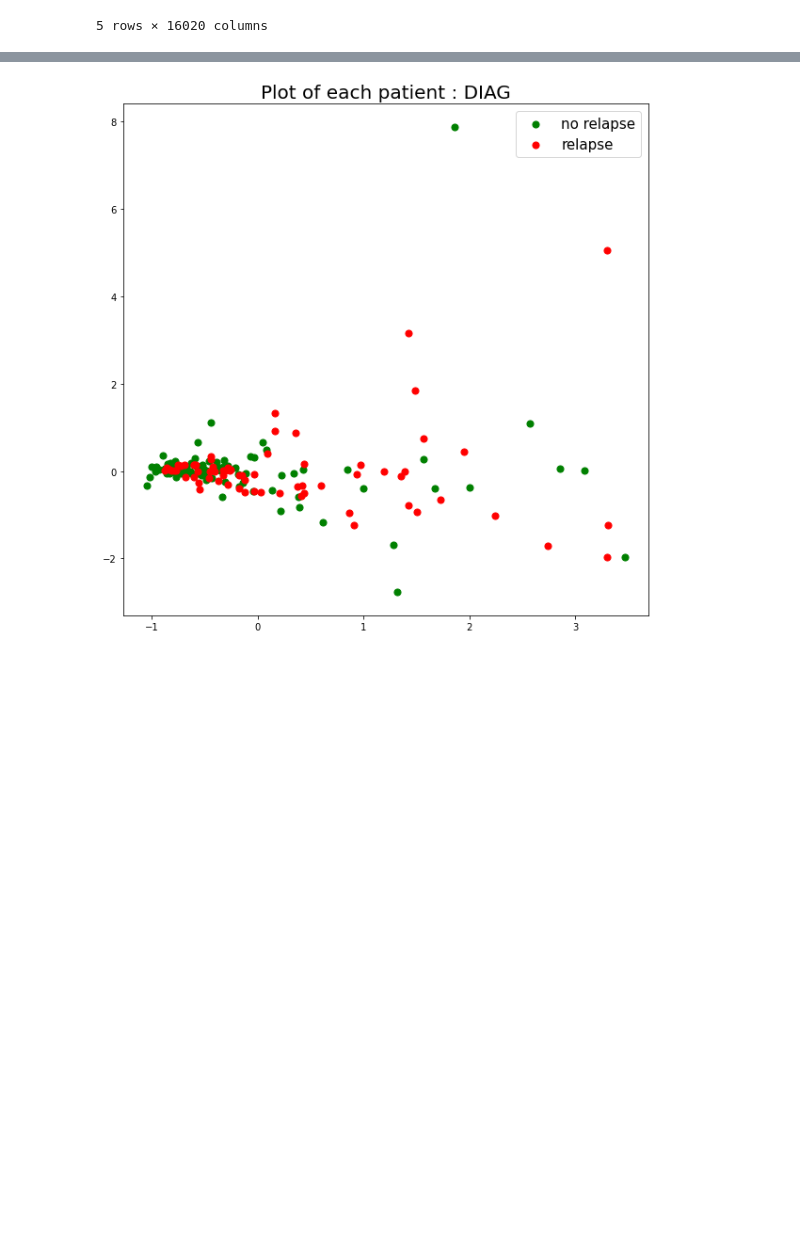
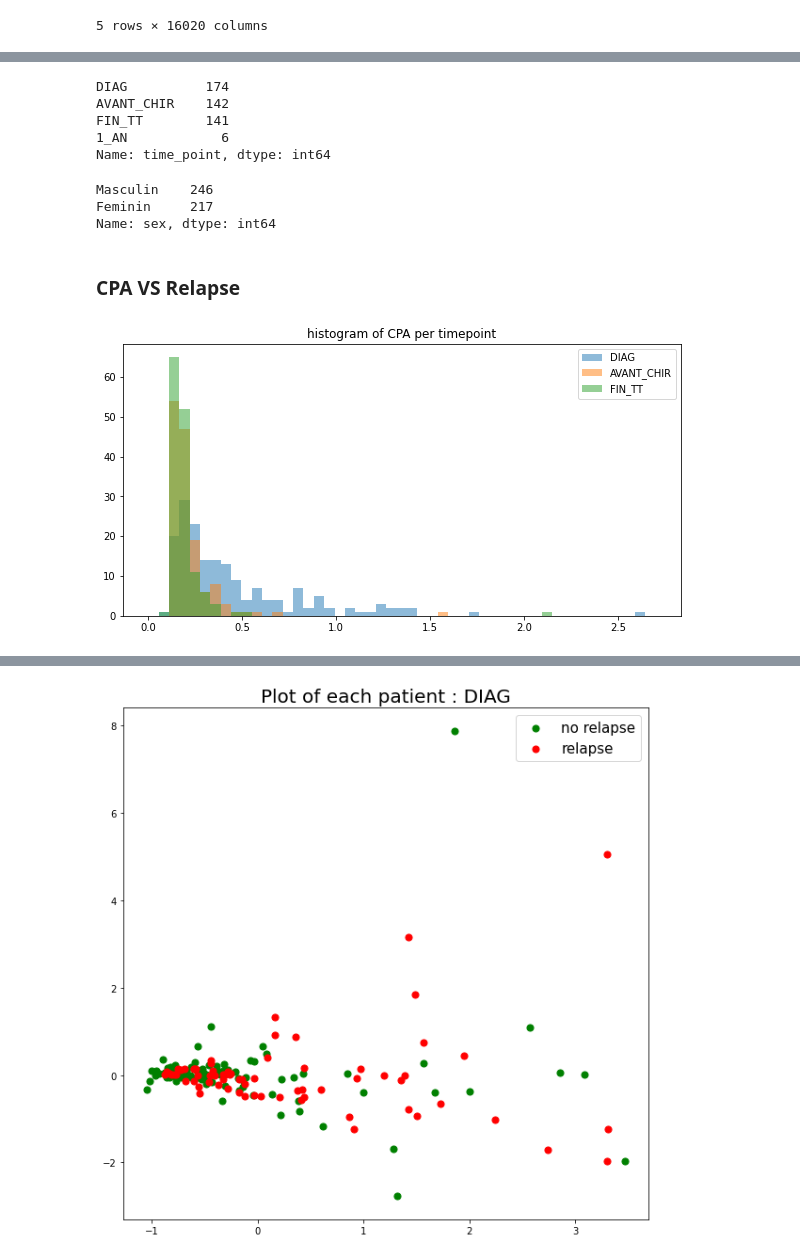
Before and after one commit to lhericourt/adn_circulant, a Jupyter notebook: notebooks/insights_from_data.ipynb, the cells around one changed output, grey strips where cells are left out. Saved outputs shown, nothing was run; the diff lists cells and outputs as text; code cells hidden in the pictures; blank space fills up the shorter version.

Commit message:
do some data analysis

```diff
--- a/notebooks/insights_from_data.ipynb
+++ b/notebooks/insights_from_data.ipynb
@@ -152,0 +208,46 @@ data_end = pd.merge(metadata_df, patient_end_time_point_df, on=['patient_id', 't
+# %%
+metadata_df['time_point'].value_counts()
+# %% [output]
+DIAG          174
+AVANT_CHIR    142
+FIN_TT        141
+1_AN            6
+Name: time_point, dtype: int64
+# %%
+metadata_df['sex'].value_counts()
+# %% [output]
+Masculin    246
+Feminin     217
+Name: sex, dtype: int64
+# %% [markdown]
+### CPA VS Relapse
+# %%
+def hist_by_time_point(metadata : pd.DataFrame, column_name: str, bins: np.array) -> None:
+    data_diag = metadata.loc[metadata['time_point'] == 'DIAG', column_name]
+    data_chir = metadata_df.loc[metadata['time_point'] == 'AVANT_CHIR', column_name]
+    data_end = metadata.loc[metadata['time_point'] == 'FIN_TT', column_name]
+
+    plt.figure(figsize=(10, 5))
+    plt.hist(data_diag, bins=bins, alpha=0.5, label='DIAG')
+    plt.hist(data_chir, bins=bins, alpha=0.5, label='AVANT_CHIR')
+    plt.hist(data_end, bins=bins, alpha=0.5, label='FIN_TT')
+    plt.title(f'histogram of {column_name} per timepoint')
+    plt.legend(loc='upper right')
+    plt.show()
+
+
+def hist_one_time_point(metadata : pd.DataFrame, column_name: str, bins: np.array, time_point:str) -> None:
+    data_diag_relapse = metadata.loc[(metadata['time_point'] == time_point) & (metadata['relapse'] == 1), column_name]
+    data_diag_no_relapse = metadata.loc[(metadata['time_point'] == time_point) & (metadata['relapse'] == 0), column_name]
+
+    plt.figure(figsize=(10, 5))
+    plt.hist(data_diag_relapse, bins=bins, alpha=0.5, label='RELAPSE', color='r')
+    plt.hist(data_diag_no_relapse, bins=bins, alpha=0.5, label='NO RELAPSE', color='g')
+    plt.title(f'histogram for {column_name} of  at {time_point} relapse vs no relapse')
+    plt.legend(loc='upper right')
+    plt.show()
+# %%
+bins = np.linspace(0, 2.7, 50)
+hist_by_time_point(metadata_df, 'CPA', bins)
+# %% [output]
+[figure, added]
```
Also changed, not shown: parts of 24 cells of this notebook.
